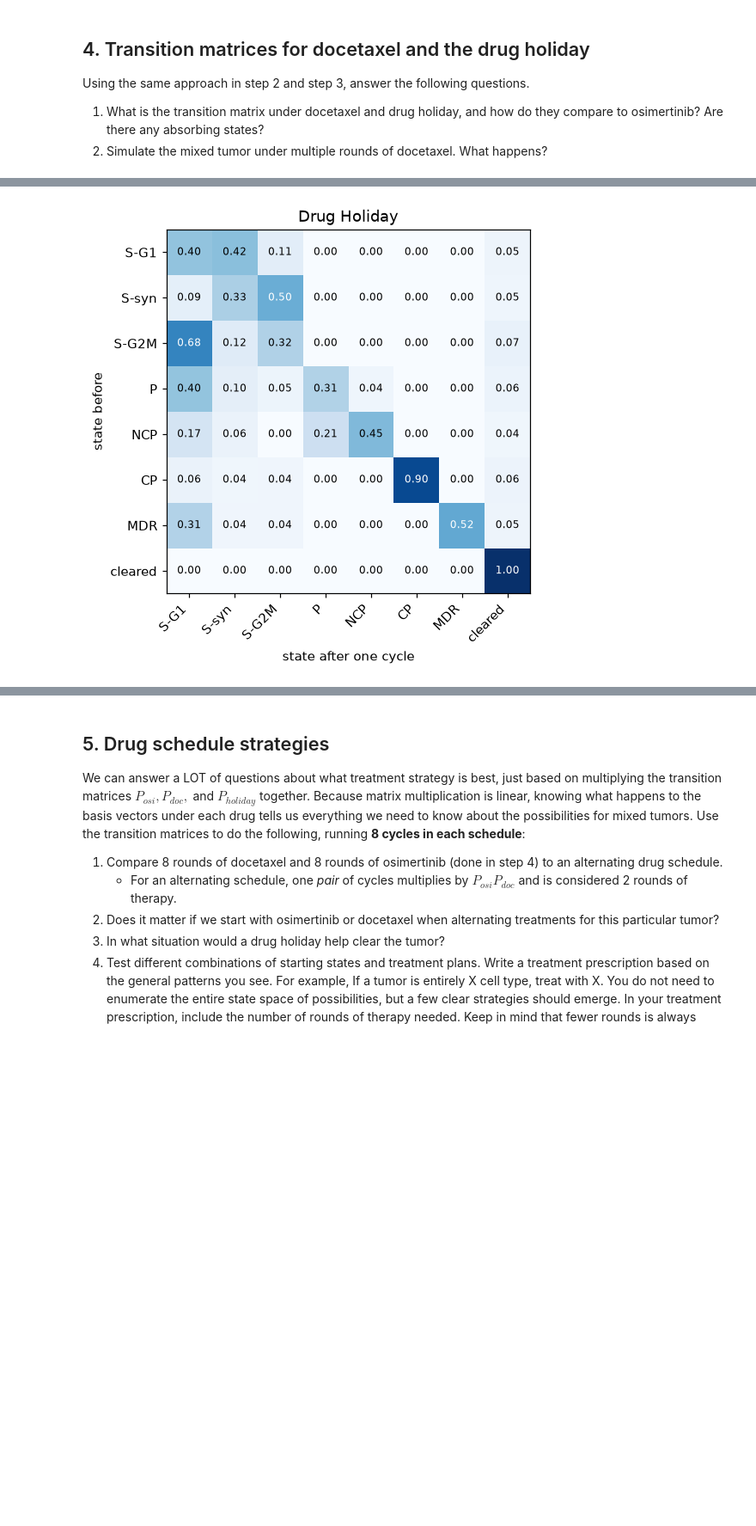
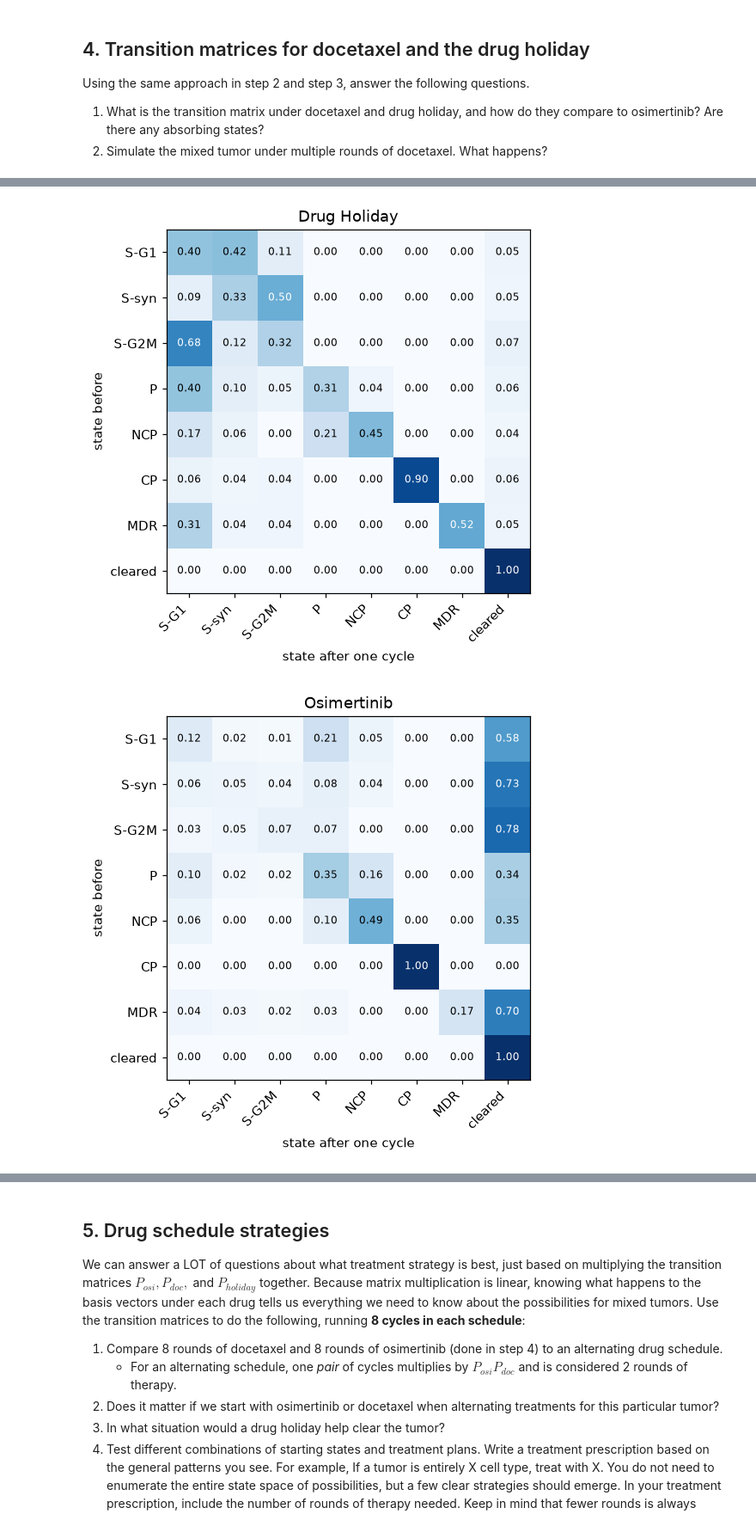
Before and after one commit to ae-phillips/uu_markov, a Jupyter notebook: lab_2/Lab09_markov_chain_cells.ipynb, the cells around one changed output, grey strips where cells are left out. Shown at 86% size. Saved outputs shown, nothing was run; the diff lists cells and outputs as text; code cells hidden in the pictures; blank space fills up the shorter version.

```diff
--- a/lab_2/Lab09_markov_chain_cells.ipynb
+++ b/lab_2/Lab09_markov_chain_cells.ipynb
@@ -399,12 +399,15 @@ P_holiday = P_hol_df.to_numpy()
 # %%
 #Plot the transition matrices for docetaxel and the drug holiday.
 
 show_matrix(P_doc_df, title = "Docetaxel")
 
 show_matrix(P_hol_df, title = "Drug Holiday")
+
+show_matrix(P_hat, title = "Osimertinib")
 # %% [output]
 [figure]
 [figure]
+[figure, added]
 # %%
 # Simulate the evolution of pi_mix under docetaxel
 
```
Also changed, not shown: parts of 2 cells of this notebook.
